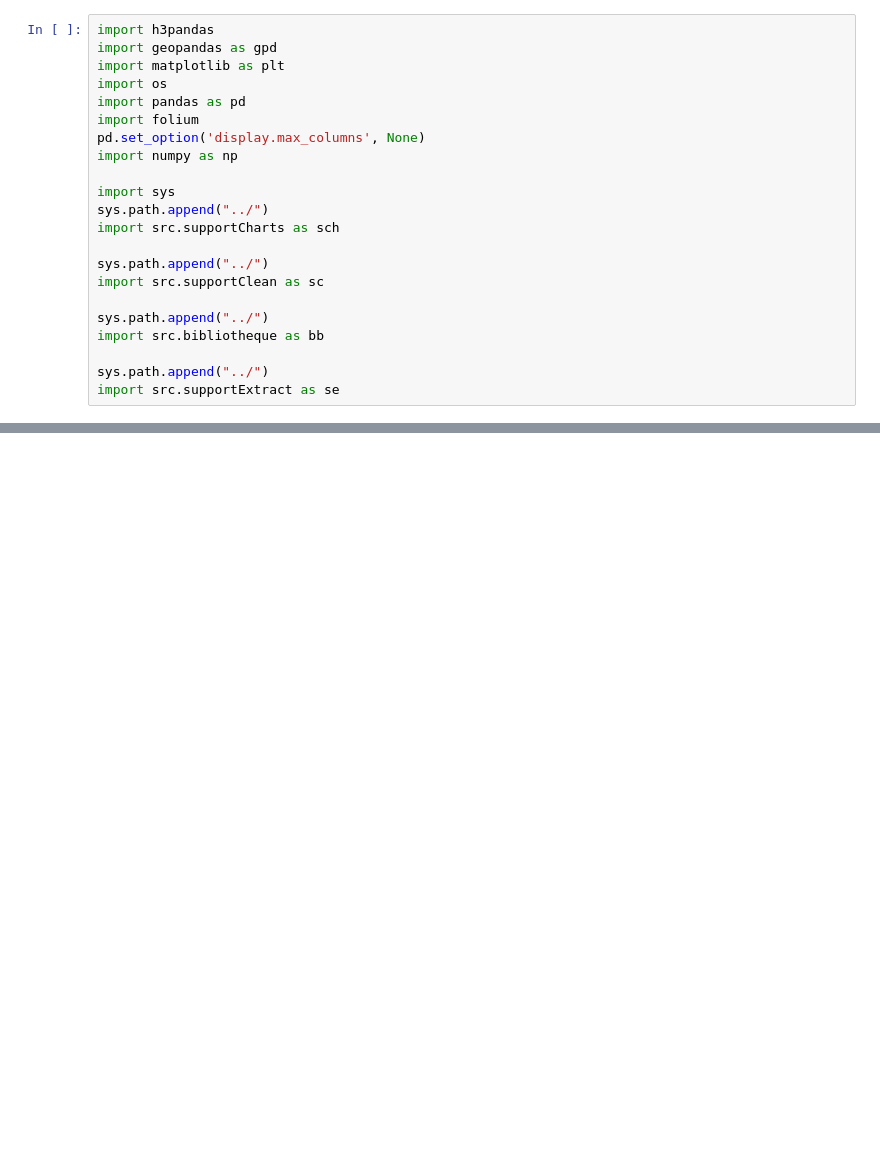
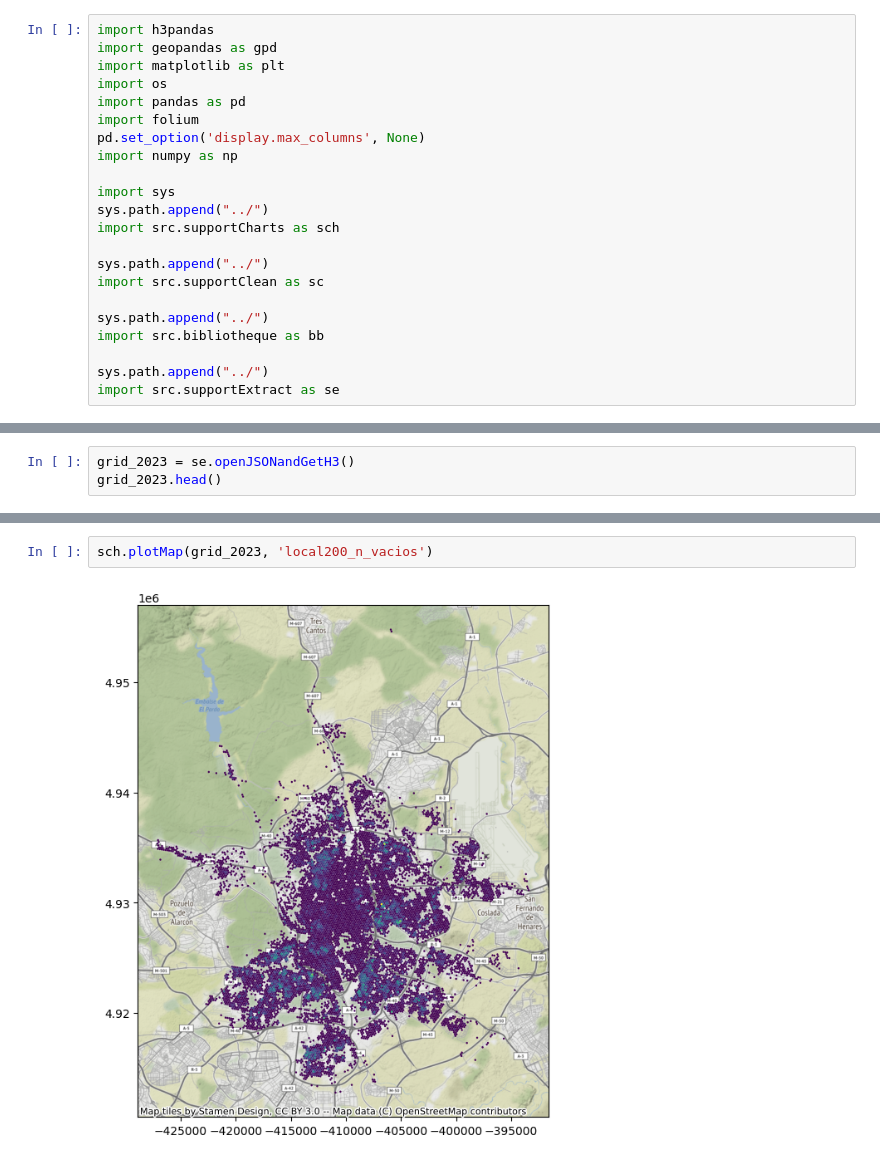
Before and after one commit to annassanchez/Turistificacion, a Jupyter notebook: notebooks/3_h3_grid.ipynb, the cells around one changed output, grey strips where cells are left out. Saved outputs shown, nothing was run; the diff lists cells and outputs as text; blank space fills up the shorter version.

Commit message:
done with grids

```diff
--- a/notebooks/3_h3_grid.ipynb
+++ b/notebooks/3_h3_grid.ipynb
@@ -117,0 +25,3 @@ sc.exportFiles(dfh[['fc_tot_offer', 'airbnb_tot_offer', 'abnb_tot_price', 'price
+# %%
+grid_2023 = se.openJSONandGetH3()
+grid_2023.head()
@@ -117,0 +45,4 @@ sc.exportFiles(dfh[['fc_tot_offer', 'airbnb_tot_offer', 'abnb_tot_price', 'price
+# %%
+sch.plotMap(grid_2023, 'local200_n_vacios')
+# %% [output]
+[figure, added]
```
Also changed, not shown: parts of 46 cells of this notebook.
